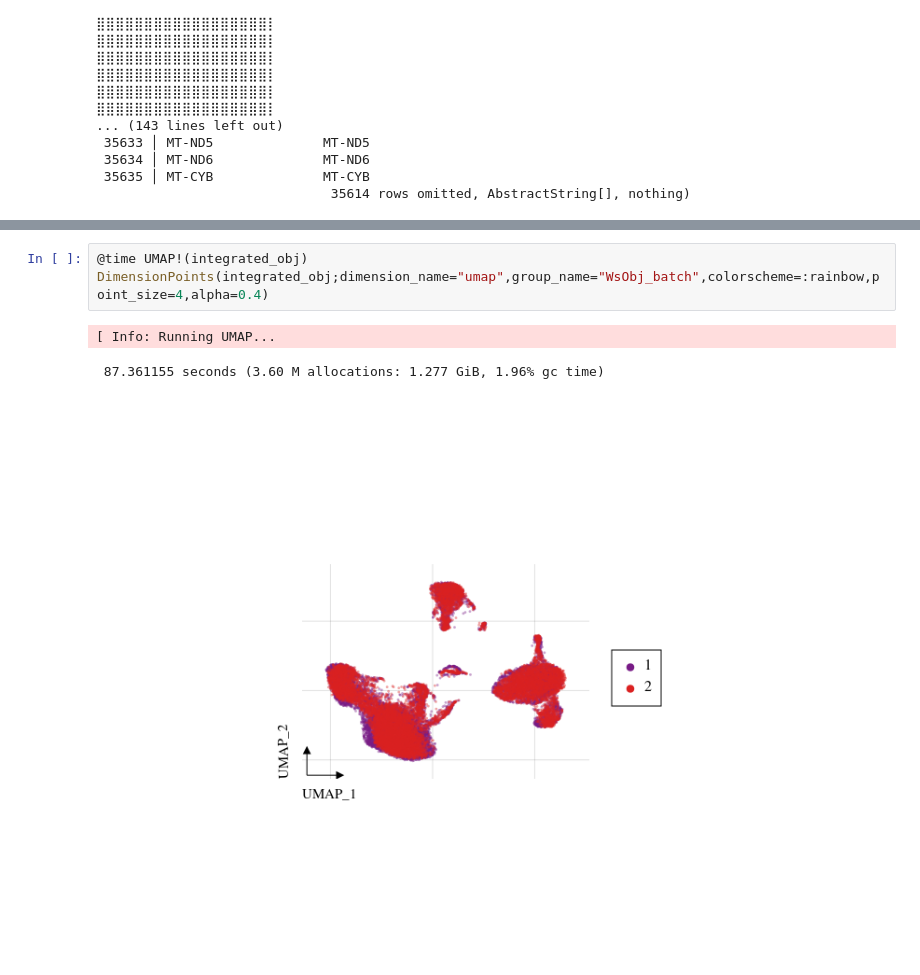
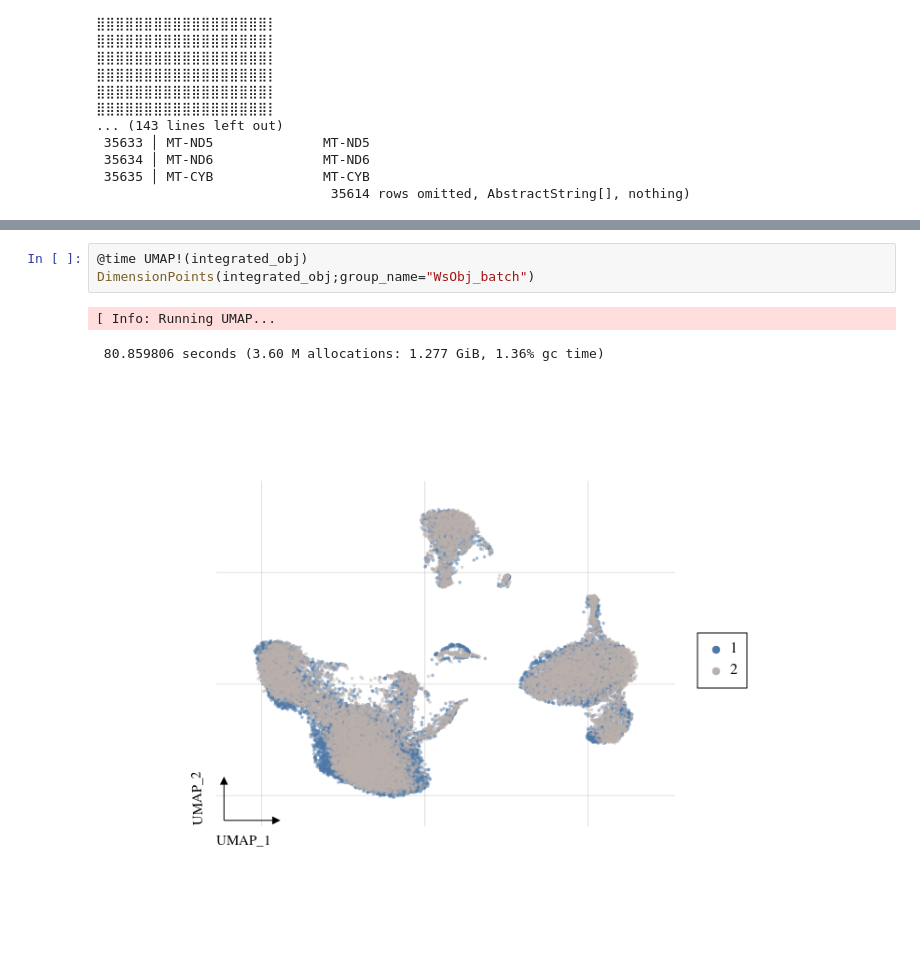
Before and after one commit to kaji331/ASCT, a Jupyter notebook: doc/Harmony.ipynb, the cells around one changed output, grey strips where cells are left out. Drawn from its saved outputs; the diff is of its cells as text.

```diff
--- a/doc/Harmony.ipynb
+++ b/doc/Harmony.ipynb
@@ -65,9 +65,9 @@ AutomaticSingleCellToolbox.WsObj(Dict{AbstractString, AbstractMatrix{T} where T}
                                                  1 column and 14723 rows omitted, AbstractString["NormalizeData!(WsObj;ptr=raw)", "SelectHVG!(WsObj;ptr=raw)", "FastRowScale!(WsObj;center=true,scale=tr ...
 # %%
 @time UMAP!(integrated_obj)
-DimensionPoints(integrated_obj;dimension_name="umap",group_name="WsObj_batch",colorscheme=:rainbow,point_size=4,alpha=0.4)
+DimensionPoints(integrated_obj;group_name="WsObj_batch")
 # %% [output]
 [ Info: Running UMAP...
- 87.361155 seconds (3.60 M allocations: 1.277 GiB, 1.96% gc time)
+ 80.859806 seconds (3.60 M allocations: 1.277 GiB, 1.36% gc time)
-[figure, old version]
+[figure, new version]
 # %%
```
Also changed, not shown: parts of 11 cells of this notebook, 2 other files.
